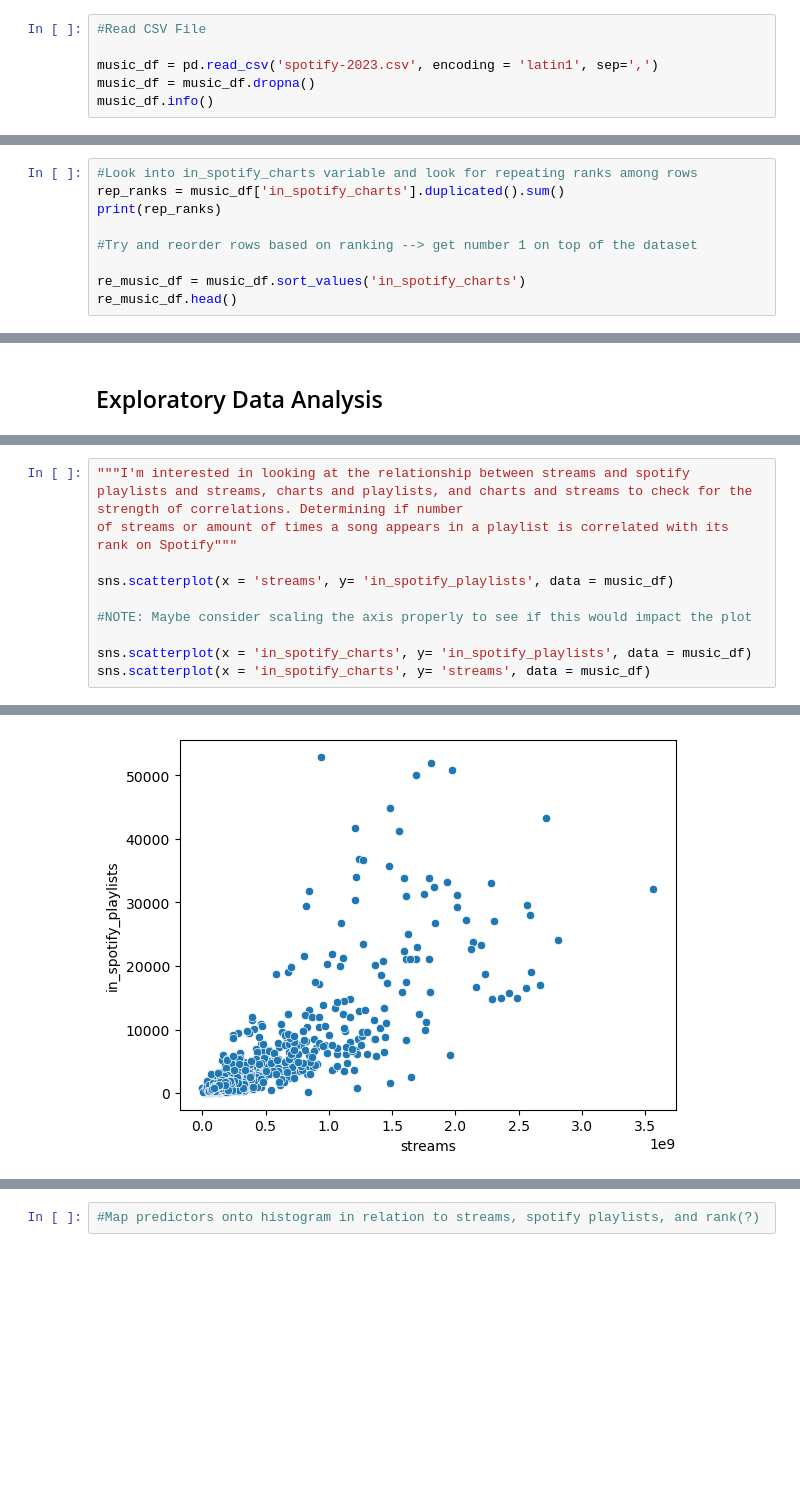
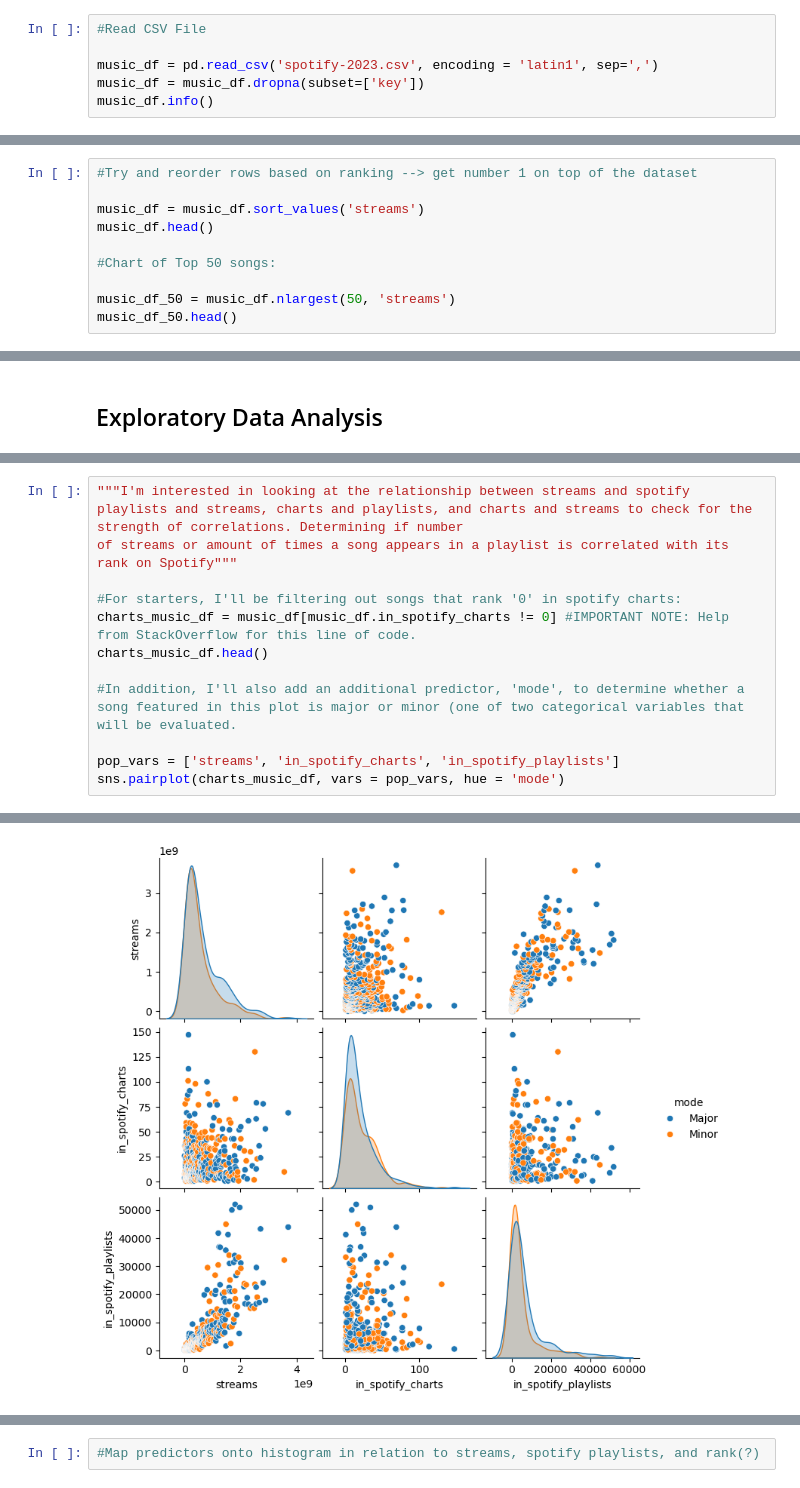
Before and after one commit to msriram2/cogs105_final_project, a Jupyter notebook: Meera_Sriram_Final_Project.ipynb, the cells around one changed output, grey strips where cells are left out. Cells and saved outputs as stored; diff of their text form; blank space fills up the shorter version.

Commit message:
Completed exploratory data analysis of dataset

```diff
--- a/Meera_Sriram_Final_Project.ipynb
+++ b/Meera_Sriram_Final_Project.ipynb
@@ -33,7 +33,7 @@ from sklearn.inspection import permutation_importance
 #Read CSV File
 
 music_df = pd.read_csv('spotify-2023.csv', encoding = 'latin1', sep=',')
-music_df = music_df.dropna()
+music_df = music_df.dropna(subset=['key'])
 music_df.info()
 # %% [output]
 <class 'pandas.core.frame.DataFrame'>
@@ -123,12 +123,13 @@ music_df[~music_df['streams'].str.isnumeric()]
 music_df['streams'] = pd.to_numeric(music_df['streams'], errors='coerce')
 music_df['streams'] = music_df['streams'].astype('Int64')
 # %%
-#Look into in_spotify_charts variable and look for repeating ranks among rows
-rep_ranks = music_df['in_spotify_charts'].duplicated().sum()
-print(rep_ranks)
-
 #Try and reorder rows based on ranking --> get number 1 on top of the dataset
 
-re_music_df = music_df.sort_values('in_spotify_charts')
-re_music_df.head()
+music_df = music_df.sort_values('streams')
+music_df.head()
+
+#Chart of Top 50 songs:
+
+music_df_50 = music_df.nlargest(50, 'streams')
+music_df_50.head()
 # %% [output]
@@ -139,10 +150,12 @@ re_music_df.head()
 """I'm interested in looking at the relationship between streams and spotify playlists and streams, charts and playlists, and charts and streams to check for the strength of correlations. Determining if number
 of streams or amount of times a song appears in a playlist is correlated with its rank on Spotify"""
 
-sns.scatterplot(x = 'streams', y= 'in_spotify_playlists', data = music_df)
+#For starters, I'll be filtering out songs that rank '0' in spotify charts:
+charts_music_df = music_df[music_df.in_spotify_charts != 0] #IMPORTANT NOTE: Help from StackOverflow for this line of code.
+charts_music_df.head()
 
-#NOTE: Maybe consider scaling the axis properly to see if this would impact the plot
+#In addition, I'll also add an additional predictor, 'mode', to determine whether a song featured in this plot is major or minor (one of two categorical variables that will be evaluated.
 
-sns.scatterplot(x = 'in_spotify_charts', y= 'in_spotify_playlists', data = music_df)
-sns.scatterplot(x = 'in_spotify_charts', y= 'streams', data = music_df)
+pop_vars = ['streams', 'in_spotify_charts', 'in_spotify_playlists']
+sns.pairplot(charts_music_df, vars = pop_vars, hue = 'mode')
 # %% [output]
@@ -150,2 +163,2 @@ sns.scatterplot(x = 'in_spotify_charts', y= 'streams', data = music_df)
-[figure, old version]
+[figure, new version]
 # %% [markdown]
```
Also changed, not shown: parts of 12 cells of this notebook.
